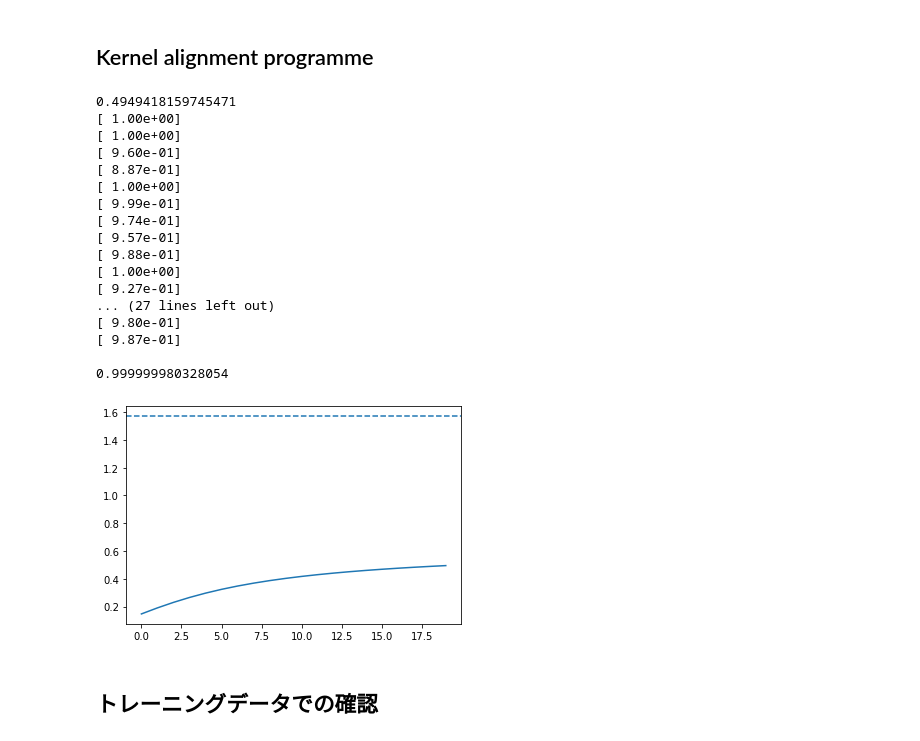
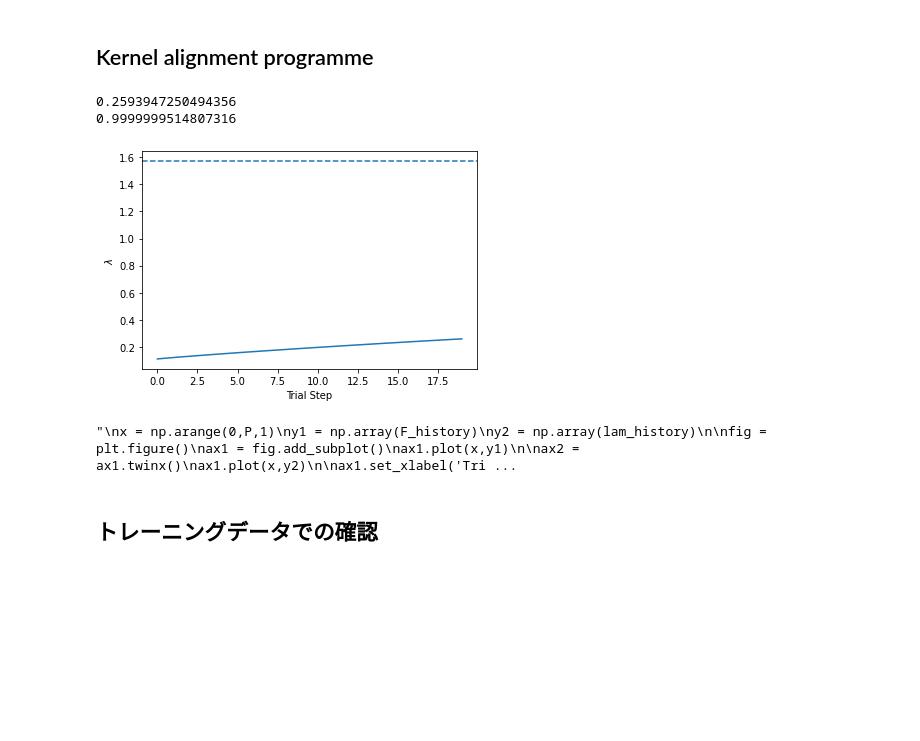
Before and after one commit to RyosukeNORO/covariant-kernel, a Jupyter notebook: covariant-kernel-learning-16qubits-heavy-hexiagonal.ipynb, the cells around one changed output. Drawn from its saved outputs; the diff is of its cells as text; code cells hidden in the pictures; blank space fills up the shorter version.

```diff
--- a/covariant-kernel-learning-16qubits-heavy-hexiagonal.ipynb
+++ b/covariant-kernel-learning-16qubits-heavy-hexiagonal.ipynb
@@ -115,3 +113,5 @@ edges= [[0,1],[1,2],[1,3],[3,4]]
+# %%
+edges= [[0,1],[1,2],[2,3],[3,5],[5,8],[8,9],[8,11],[11,14],[13,14],[12,13],[12,15],[10,12],[7,10],[6,7],[4,7],[1,4]]
 # %%
 def get_kernel_value(x1,x2,Lambda):
 
@@ -211,36 +211,43 @@ for i in range(P):
     alpha_history.append(alpha)
 # %%
 print(lam_history[-1])
-print(alpha_history[-1])
-a = alpha_history[-1]
-print(alpha[0])
+#print(alpha_history[-1])
+a = np.array(alpha_history[-1])
+print(np.max(a))
 # %% [output]
-0.4949418159745471
-[ 1.00e+00]
-[ 1.00e+00]
-[ 9.60e-01]
-[ 8.87e-01]
-[ 1.00e+00]
-[ 9.99e-01]
-[ 9.74e-01]
-[ 9.57e-01]
-[ 9.88e-01]
-[ 1.00e+00]
-[ 9.27e-01]
-... (27 lines left out)
-[ 9.80e-01]
-[ 9.87e-01]
-
-0.999999980328054
+0.2593947250494356
+0.9999999514807316
-# %%
-
-x = np.arange(0,P,1)
-y = np.array(lam_history)
-plt.plot(x,y)
-plt.axhline(np.pi/2,linestyle='--')
-plt.show()
-# %% [output]
-[figure, removed]
+# %%
+
+x = np.arange(0,P,1)
+y = np.array(lam_history)
+plt.plot(x,y)
+plt.axhline(np.pi/2,linestyle='--')
+plt.xlabel('Trial Step')
+plt.ylabel(r'$\lambda$')
+plt.show()
+'''
+x = np.arange(0,P,1)
+y1 = np.array(F_history)
+y2 = np.array(lam_history)
+
+fig = plt.figure()
+ax1 = fig.add_subplot()
+ax1.plot(x,y1)
+
+ax2 = ax1.twinx()
+ax1.plot(x,y2)
+
+ax1.set_xlabel('Trial Step')
+ax1.set_ylabel('Cost')
+ax2.set_ylabel(r'$\lambda$')
+
+plt.axhline(np.pi/2,linestyle='--')
+plt.show()
+'''
+# %% [output]
+[figure, added]
+"\nx = np.arange(0,P,1)\ny1 = np.array(F_history)\ny2 = np.array(lam_history)\n\nfig = plt.figure()\nax1 = fig.add_subplot()\nax1.plot(x,y1)\n\nax2 = ax1.twinx()\nax1.plot(x,y2)\n\nax1.set_xlabel('Tri ...
 # %% [markdown]
 ## トレーニングデータでの確認
 # %%
```
Also changed, not shown: parts of 3 cells of this notebook, 4 other files.
